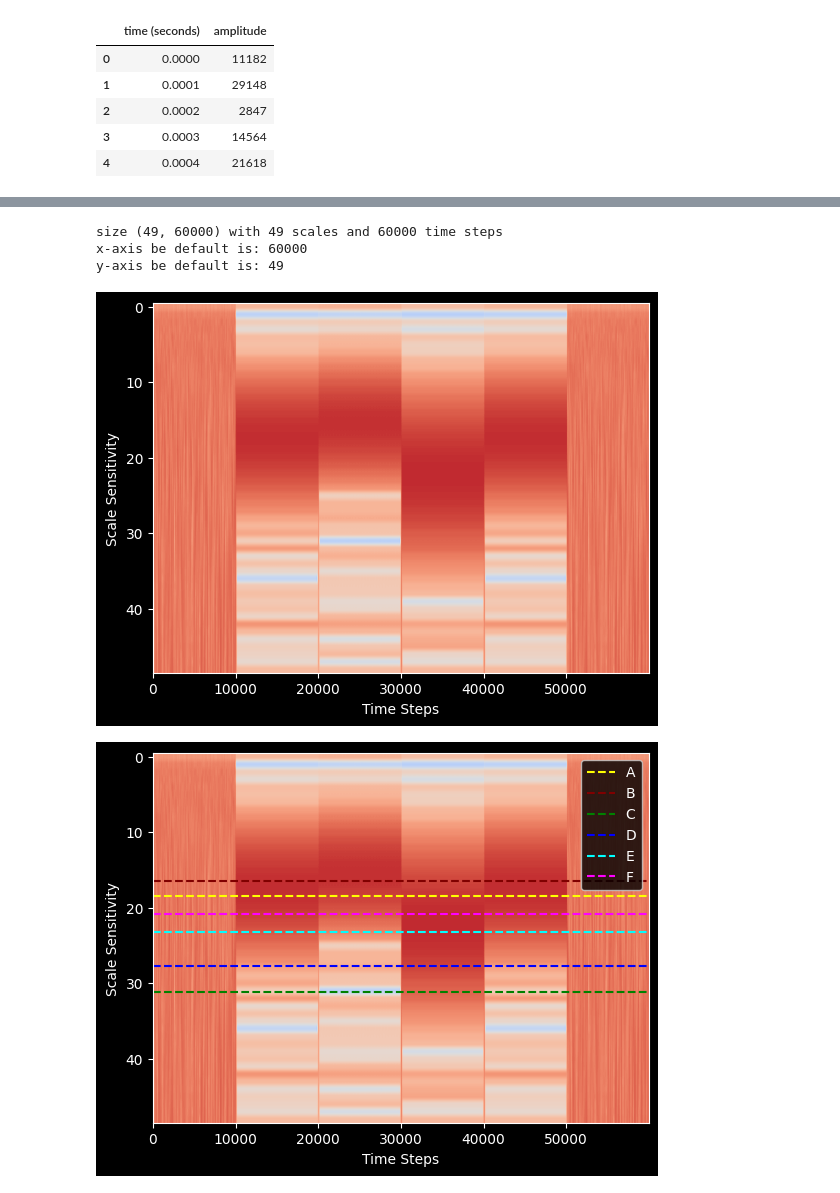
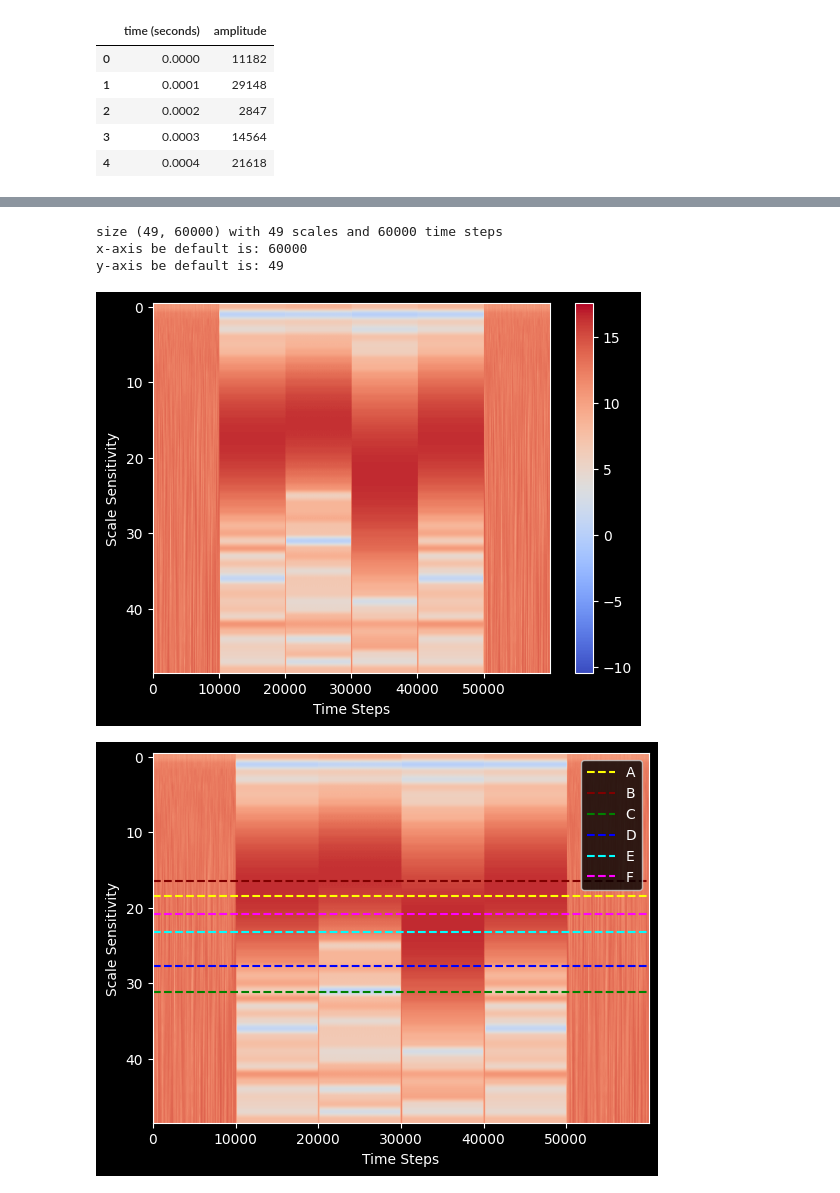
Before and after one commit to cyschneck/wavelet-tutorial, a Jupyter notebook: wavelet_spy.ipynb, the cells around one changed output, grey strips where cells are left out. Saved outputs shown, nothing was run; the diff lists cells and outputs as text; code cells hidden in the pictures.

```diff
--- a/wavelet_spy.ipynb
+++ b/wavelet_spy.ipynb
@@ -93,34 +93,35 @@ import math
 
 # Amplitude determines the volume of thes ound
 # Frequency determines the chord
 
 wavelet_mother = "morl" # morlet
 
 # scale determinse how squished or stretched a wavelet is
 scales = np.arange(1, 50)
 wavelet_coeffs, freqs = pywt.cwt(signalData, scales, wavelet = wavelet_mother)
 
 # Shape of wavelet transform
 print(f"size {wavelet_coeffs.shape} with {wavelet_coeffs.shape[0]} scales and {wavelet_coeffs.shape[1]} time steps")
 print(f"x-axis be default is: {wavelet_coeffs.shape[1]}")
 print(f"y-axis be default is: {wavelet_coeffs.shape[0]}")
 
 import matplotlib.pyplot as plt
 
 # Plot scalogram
 plt.style.use('dark_background')
 data = np.log2(abs(wavelet_coeffs)) # compare the magntiude
 plt.xlabel("Time Steps")
 plt.ylabel("Scale Sensitivity")
 plt.imshow(data,
            vmax=(data).max(), vmin=(data).min(),
            cmap="coolwarm", aspect="auto")
+plt.colorbar()
 plt.show()
 # %% [output]
 size (49, 60000) with 49 scales and 60000 time steps
 x-axis be default is: 60000
 y-axis be default is: 49
-[figure, old version]
+[figure, new version]
 # %%
 # to convert HZ frequency to a scale = hz *.0001 (where 0.01  # 100 Hz sampling) then frequency2scale
 # note frequency in hz
```
Also changed, not shown: parts of 1 cell of this notebook, 4 other files.
